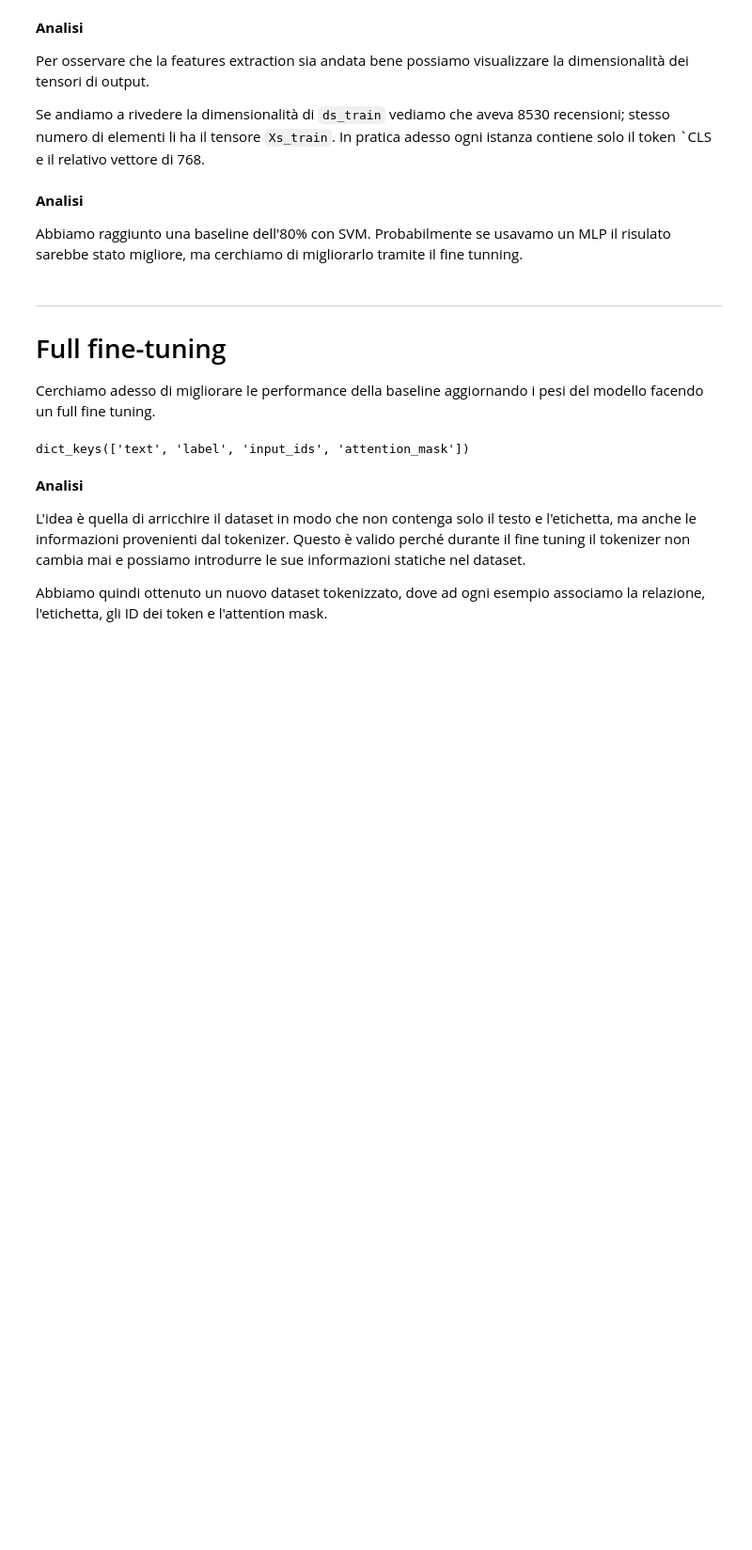
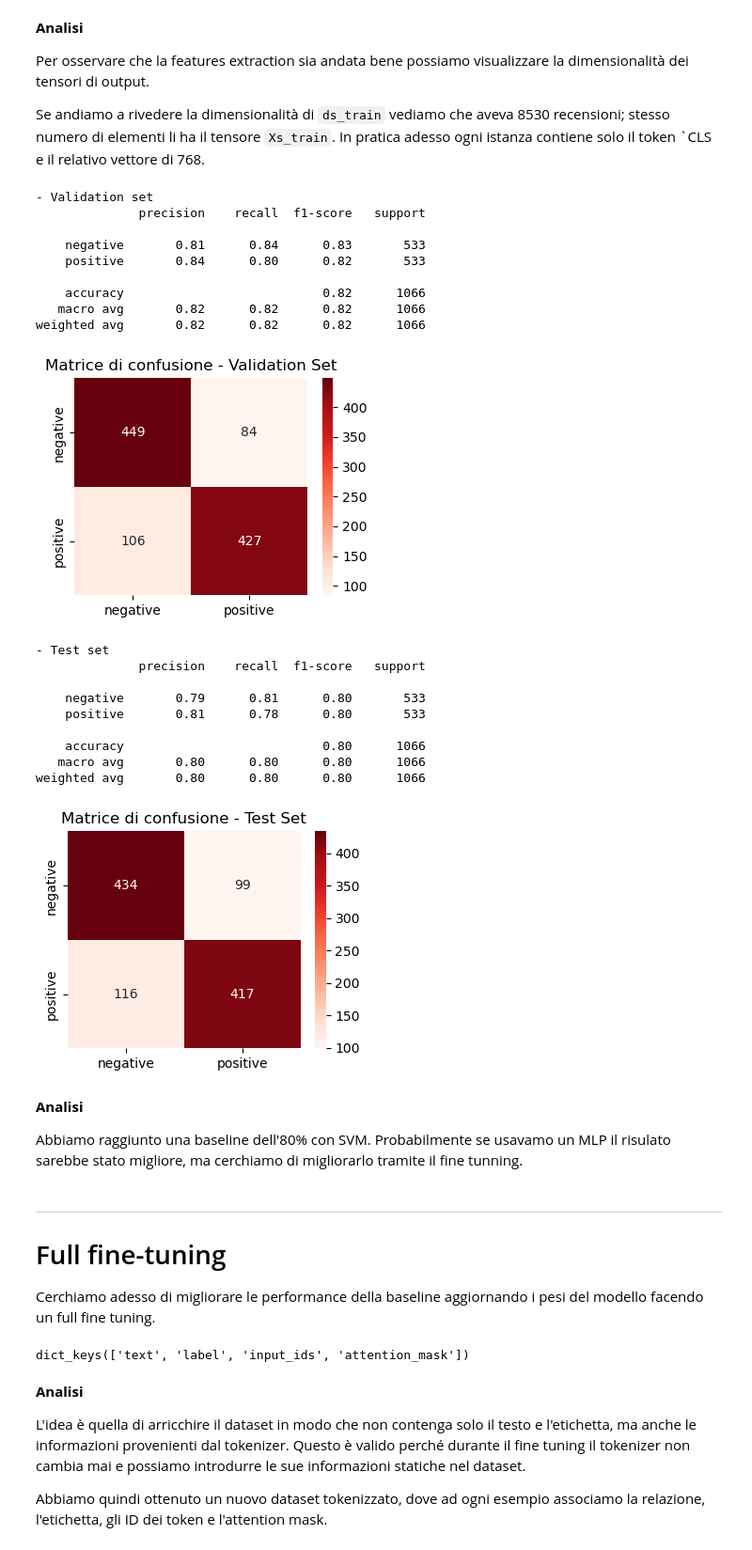
Before and after one commit to edoardosarri24/transformers, a Jupyter notebook: main.ipynb, the cells around one changed output. Shown at 94% size. Saved outputs shown, nothing was run; the diff lists cells and outputs as text; code cells hidden in the pictures; blank space fills up the shorter version.

```diff
--- a/main.ipynb
+++ b/main.ipynb
@@ -271,14 +267,13 @@ def plot_confusion_matrix(y_true, y_pred, title):
 # %% [output]
 Device set to use mps:0
 # %%
-if(False):
-    Xs_train = extract_features(ds_train)
-    ys_train = ds_train['label']
-    Xs_val = extract_features(ds_val)
-    ys_val = ds_val['label']
-    Xs_test = extract_features(ds_test)
-    ys_test = ds_test['label']
+Xs_train = extract_features(ds_train)
+ys_train = ds_train['label']
+Xs_val = extract_features(ds_val)
+ys_val = ds_val['label']
+Xs_test = extract_features(ds_test)
+ys_test = ds_test['label']
 
-    print(f'- Dimensione train set: {Xs_train.size()}')
-    print(f'- Dimensione validation set: {Xs_val.size()}')
-    print(f'- Dimensione test set: {Xs_test.size()}')
+print(f'- Dimensione train set: {Xs_train.size()}')
+print(f'- Dimensione validation set: {Xs_val.size()}')
+print(f'- Dimensione test set: {Xs_test.size()}')
@@ -289,17 +288,37 @@ Per osservare che la features extraction sia andata bene possiamo visualizzare l
 
 Se andiamo a rivedere la dimensionalità di `ds_train` vediamo che aveva 8530 recensioni; stesso numero di elementi li ha il tensore `Xs_train`. In pratica adesso ogni istanza contiene solo il token `CLS e il relativo vettore di 768.
 # %%
-if(False):
-    svc = LinearSVC()
-    svc.fit(Xs_train, ys_train)
-    pred_val = svc.predict(Xs_val)
-    pred_test = svc.predict(Xs_test)
-    print("- Validation set")
-    print(classification_report(ys_val, pred_val, target_names=['negative', 'positive']))
-    plot_confusion_matrix(ys_val, pred_val, title='Validation Set')
-    print("- Test set")
-    print(classification_report(ys_test, pred_test, target_names=['negative', 'positive']))
-    plot_confusion_matrix(ys_test, pred_test, title='Test Set')
+svc = LinearSVC()
+svc.fit(Xs_train, ys_train)
+pred_val = svc.predict(Xs_val)
+pred_test = svc.predict(Xs_test)
+print("- Validation set")
+print(classification_report(ys_val, pred_val, target_names=['negative', 'positive']))
+plot_confusion_matrix(ys_val, pred_val, title='Validation Set')
+print("- Test set")
+print(classification_report(ys_test, pred_test, target_names=['negative', 'positive']))
+plot_confusion_matrix(ys_test, pred_test, title='Test Set')
+# %% [output]
+- Validation set
+              precision    recall  f1-score   support
+
+    negative       0.81      0.84      0.83       533
+    positive       0.84      0.80      0.82       533
+
+    accuracy                           0.82      1066
+   macro avg       0.82      0.82      0.82      1066
+weighted avg       0.82      0.82      0.82      1066
+[figure, added]
+- Test set
+              precision    recall  f1-score   support
+
+    negative       0.79      0.81      0.80       533
+    positive       0.81      0.78      0.80       533
+
+    accuracy                           0.80      1066
+   macro avg       0.80      0.80      0.80      1066
+weighted avg       0.80      0.80      0.80      1066
+[figure, added]
 # %% [markdown]
 **Analisi**
 
```
Also changed, not shown: parts of 21 cells of this notebook, 29 other files.
